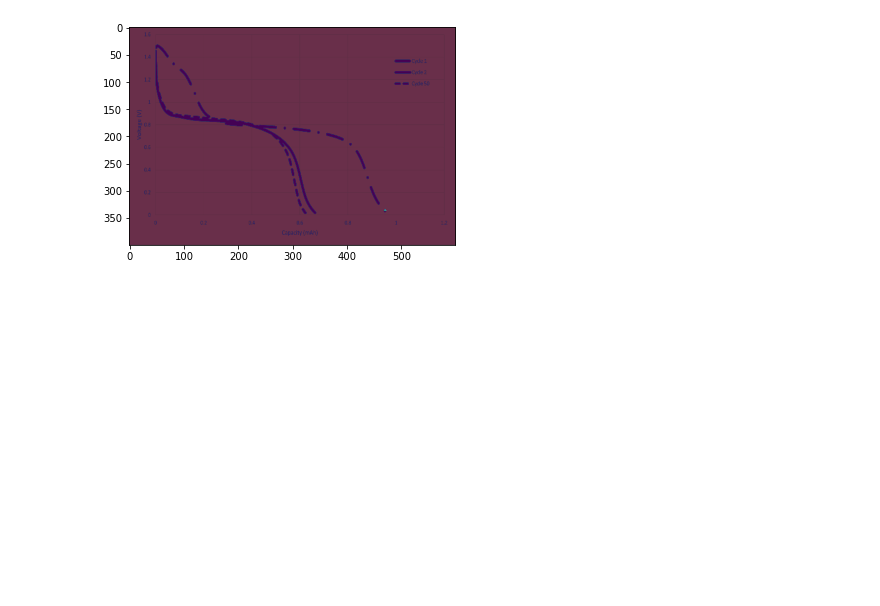
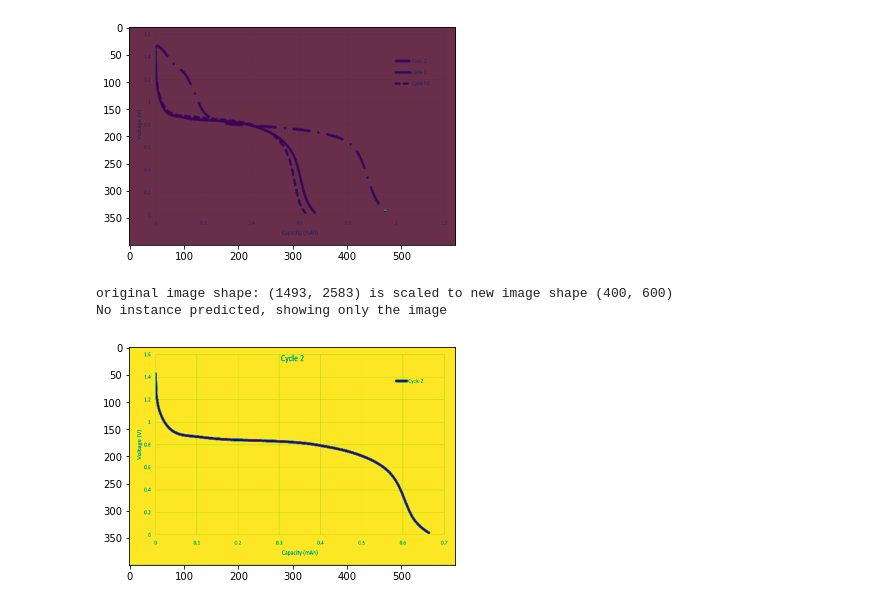
Before and after one commit to DataYoink/DataYoink, a Jupyter notebook: examples/Demo_load_NN_from_pkl.ipynb, the cells around one changed output. Drawn from its saved outputs; the diff is of its cells as text; code cells hidden in the pictures; blank space fills up the shorter version.

```diff
--- a/examples/Demo_load_NN_from_pkl.ipynb
+++ b/examples/Demo_load_NN_from_pkl.ipynb
@@ -38,3 +36,13 @@ show_output_img_and_mask("scaled_input_image/scaled_"+image_PNG, outputs)
 [figure]
 [figure]
 [figure]
+# %%
+image_PNG = "Test_bw_1solid.png"
+rescaled_img = img_rescale(image_PNG, image_height, image_width)
+pretrained_pkl = "./output/BEST_config.pkl"
+outputs = predict_discharge_curve(pretrained_pkl,rescaled_img)
+show_output_img_and_mask("scaled_input_image/scaled_"+image_PNG, outputs)
+# %% [output]
+original image shape: (1493, 2583) is scaled to new image shape (400, 600)
+No instance predicted, showing only the image
+[figure, added]
```
Also changed, not shown: parts of 3 cells of this notebook, 18 other files.
